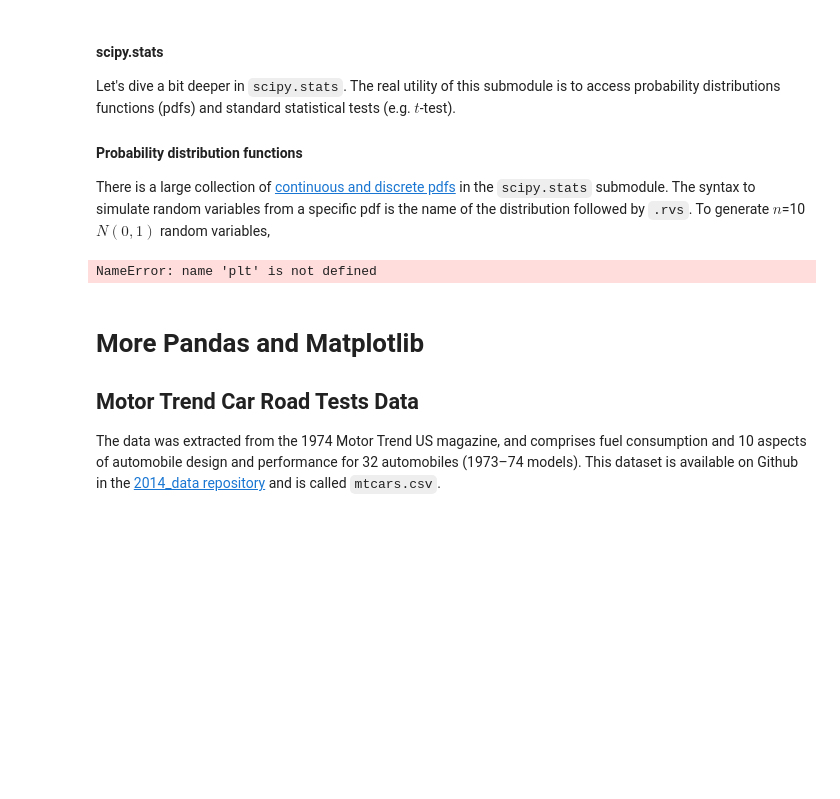
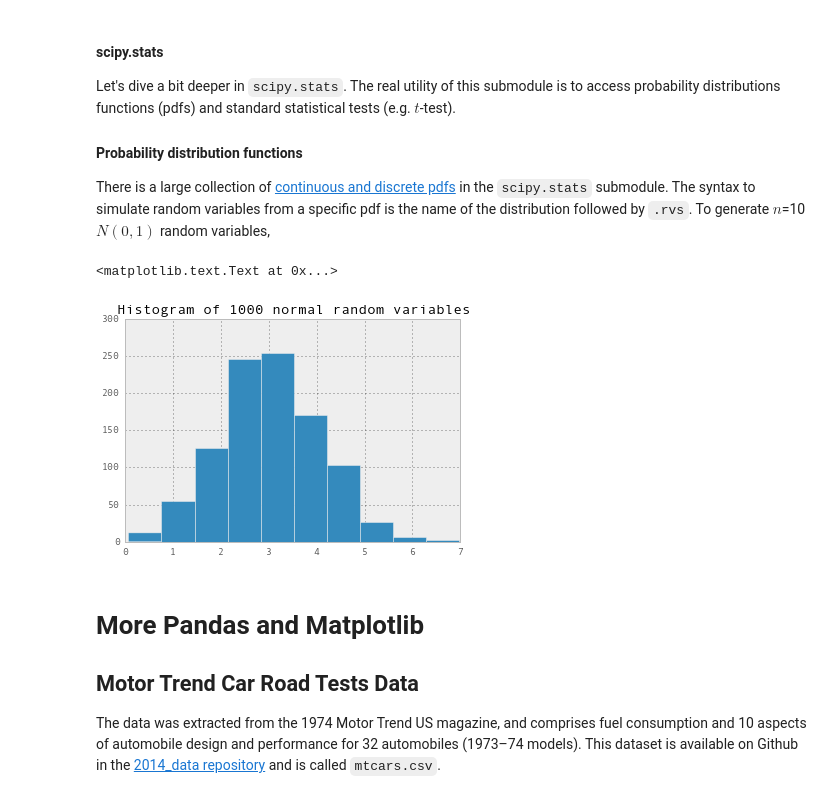
Before and after one commit to jasonarita/Harvard-CS109-Data-Science, a Jupyter notebook: labs/Lab3_Notes.ipynb, the cells around one changed output. Drawn from its saved outputs; the diff is of its cells as text; code cells hidden in the pictures; blank space fills up the shorter version.

```diff
--- a/labs/Lab3_Notes.ipynb
+++ b/labs/Lab3_Notes.ipynb
@@ -315,11 +315,12 @@ Let's dive a bit deeper in `scipy.stats`. The real utility of this submodule is
 There is a large collection of [continuous and discrete pdfs](http://docs.scipy.org/doc/scipy/reference/stats.html) in the `scipy.stats` submodule.  The syntax to simulate random variables from a specific pdf is the name of the distribution  followed by `.rvs`. To generate $n$=10 $N(0,1)$ random variables,
 # %%
 from scipy.stats import norm
-x = norm.rvs(loc = 0, scale = 1, size = 1000)
+x = norm.rvs(loc = 3, scale = 1, size = 1000)
 plt.hist(x)
 plt.title('Histogram of 1000 normal random variables')
 # %% [output]
-NameError: name 'plt' is not defined
+<matplotlib.text.Text at 0x...>
+[figure, added]
 # %% [markdown]
 # More Pandas and Matplotlib
 
```
Also changed, not shown: parts of 4 cells of this notebook, 1 other file.
